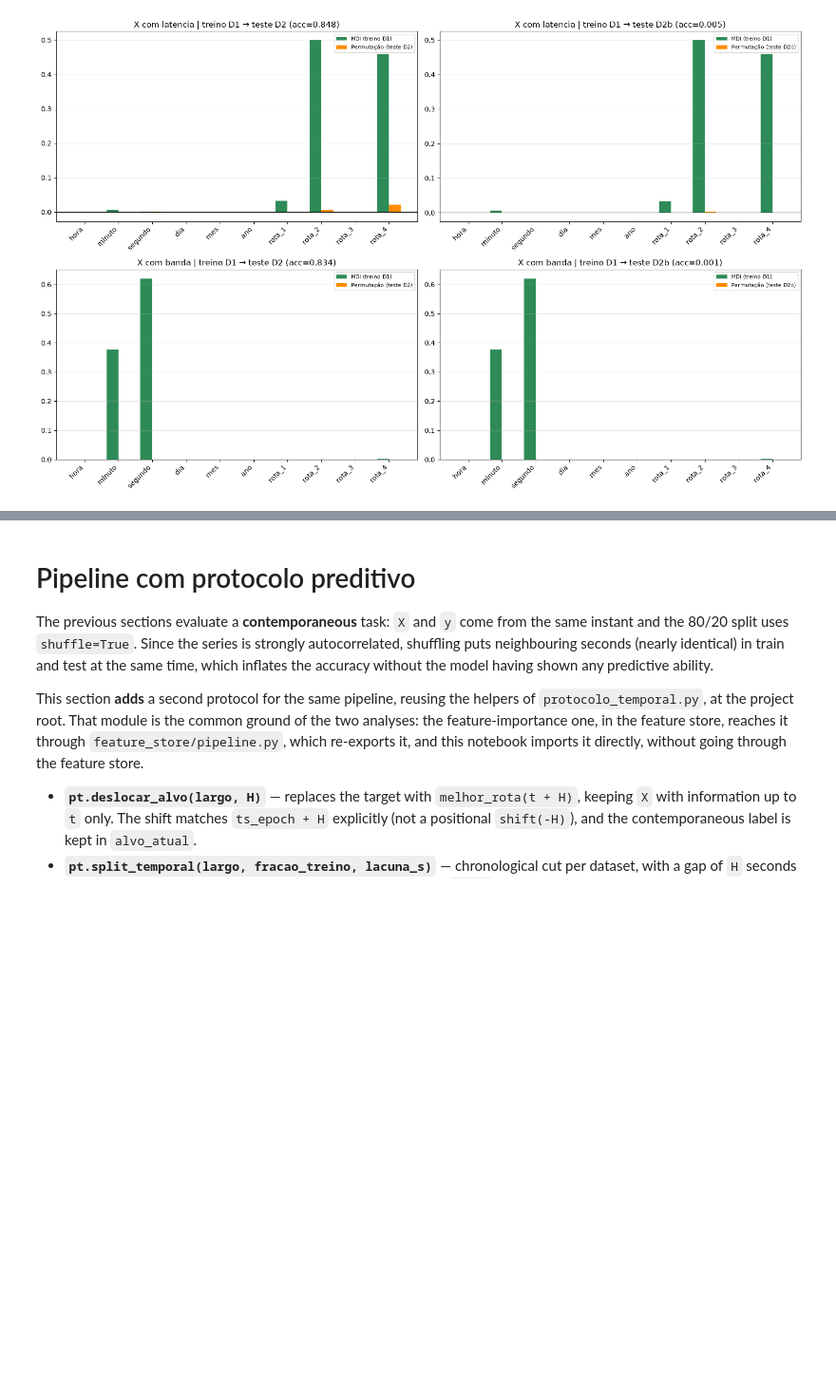
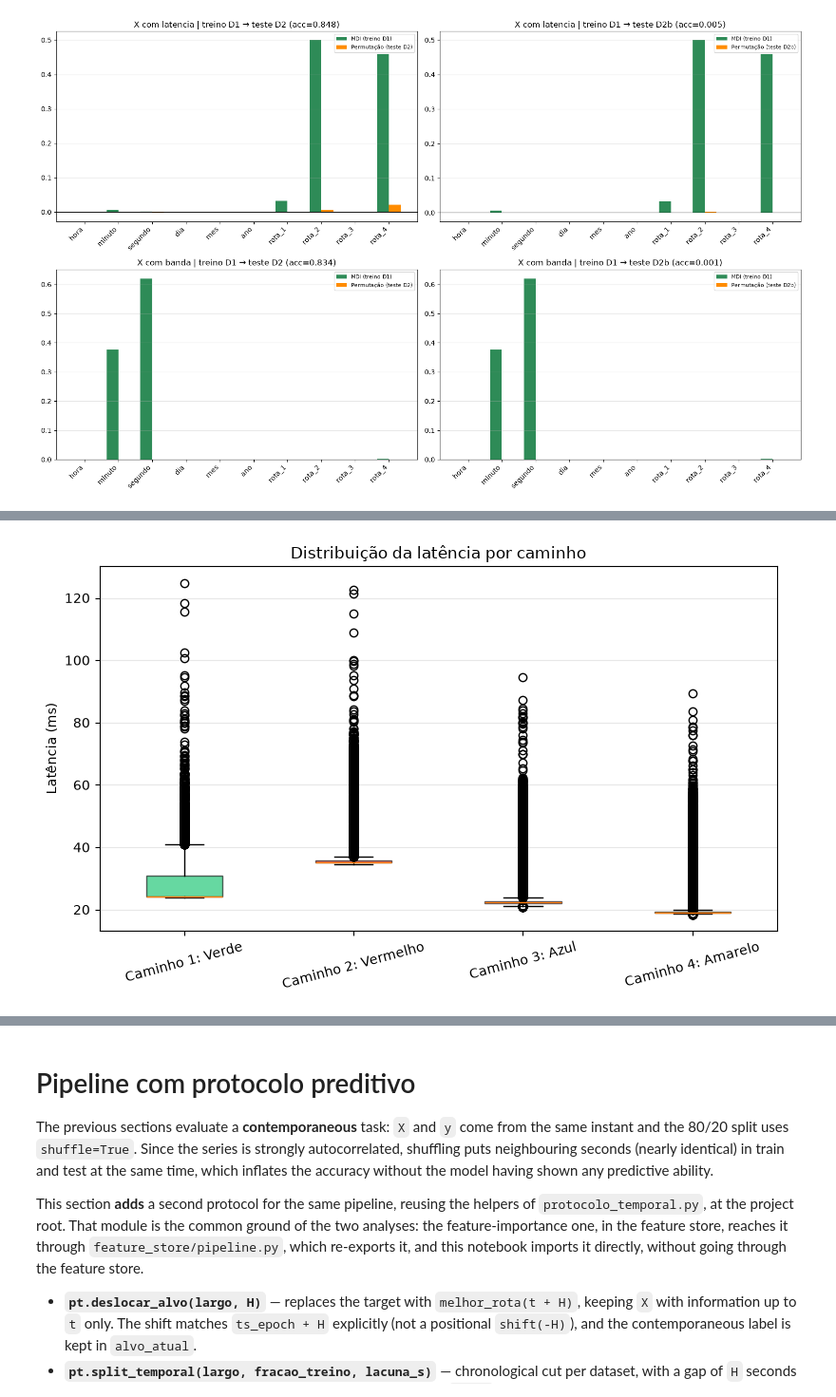
Before and after one commit to auerbeatriz/path-aware-datasets, a Jupyter notebook: Análise_de_modelos_de_ML_para_previsão_de_caminhos.ipynb, the cells around one changed output, grey strips where cells are left out. Shown at 95% size. Cells and saved outputs as stored; diff of their text form; code cells hidden in the pictures; blank space fills up the shorter version.

```diff
--- a/Análise_de_modelos_de_ML_para_previsão_de_caminhos.ipynb
+++ b/Análise_de_modelos_de_ML_para_previsão_de_caminhos.ipynb
@@ -1318,0 +1440,20 @@ plt.show()
+# %%
+fig, ax = plt.subplots(figsize=(8, 5))
+
+dados_boxplot_lat = [latencia_por_rota[:, pathId - 1] for pathId in pathIds_lat]
+cores_lat = [rotas[pathId]['cor'] for pathId in pathIds_lat]
+labels_boxplot_lat = [f"Caminho {pathId}: {rotas[pathId]['nome']}" for pathId in pathIds_lat]
+
+caixas = ax.boxplot(dados_boxplot_lat, tick_labels=labels_boxplot_lat, patch_artist=True)
+for caixa, cor in zip(caixas['boxes'], cores_lat):
+    caixa.set_facecolor(cor)
+    caixa.set_alpha(0.6)
+
+ax.set_ylabel('Latência (ms)')
+ax.set_title('Distribuição da latência por caminho')
+ax.grid(True, axis='y', alpha=0.3)
+plt.xticks(rotation=15)
+plt.tight_layout()
+plt.show()
+# %% [output]
+[figure, added]
```
Also changed, not shown: parts of 31 cells of this notebook, 50 other files.
